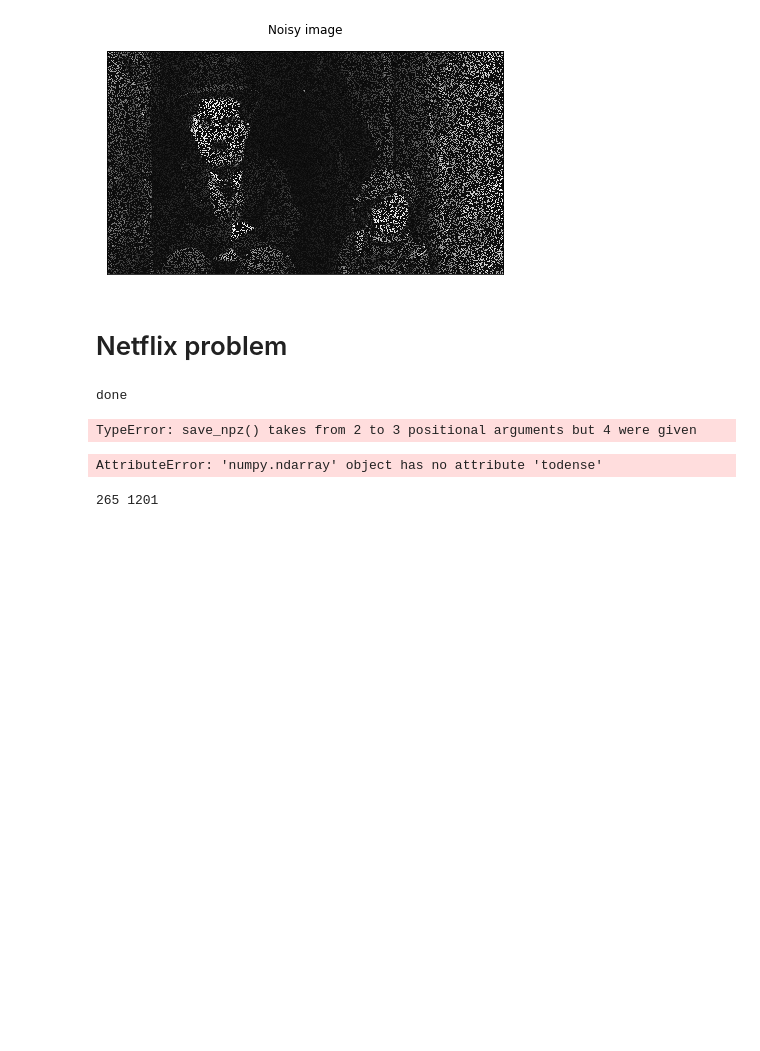
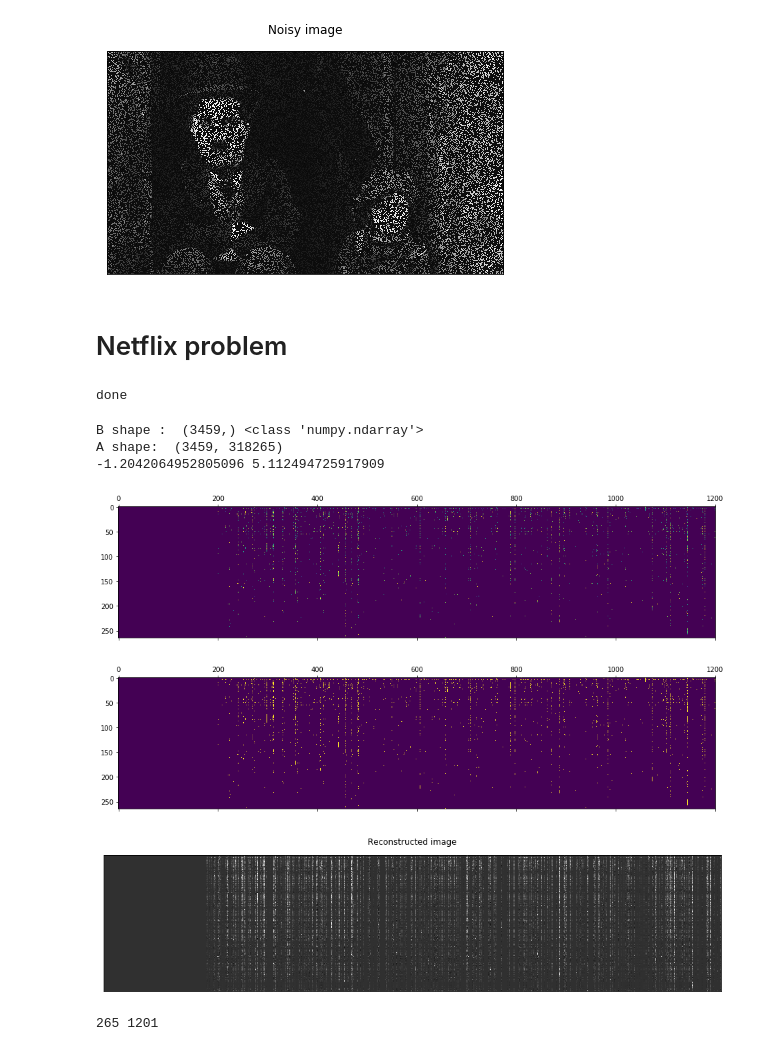
Before and after one commit to uprestel/Matrix-Completion, a Jupyter notebook: project.ipynb, the cells around one changed output. Saved outputs shown, nothing was run; the diff lists cells and outputs as text; code cells hidden in the pictures; blank space fills up the shorter version.

Commit message:
netflix problem

```diff
--- a/project.ipynb
+++ b/project.ipynb
@@ -404,38 +404,41 @@ done
 import scipy
 #scipy.sparse.save_npz('./netflix_matrix.npz', B_sparse)
 
-scipy.savez(
+scipy.savez('./netflix_matrix.npz', B_sparse, mask, customer_id_mapping)
-# %% [output]
-TypeError: save_npz() takes from 2 to 3 positional arguments but 4 were given
 # %%
 # get the values and the indexes of the known entries
 B_dense = B_sparse.todense()
 mask_dense = mask.todense()
 omegaval = np.where(mask_dense!=0)
 omega = np.argwhere(mask_dense!=0)
 m, n = B_dense.shape
 
 
 
 # define the unidimensional vector B with the known entries
 B = np.squeeze(np.asarray(B_dense[omegaval]))
 # sanity check
 print ("B shape : ", B.shape, type(B))
 # construct the matrix A, that encodes the known entries
 A = construct_A(omega, m, n)
 # sanity check
 print ("A shape: ", A.shape)
 
 # plot the noisy image
 plt.matshow(B_dense)
 plt.matshow(mask_dense)
 # run the DRS algorithm
-rec = DRS(A, m, n, iterations = 100, gamma = .075)
+rec = DRS(A, m, n, iterations = 200, gamma = .75)
 print(rec.min(), rec.max())
 # plot the reconstructed image
 draw(rec, m, n, "Reconstructed image")
 # %% [output]
-AttributeError: 'numpy.ndarray' object has no attribute 'todense'
+B shape :  (3459,) <class 'numpy.ndarray'>
+A shape:  (3459, 318265)
+-1.2042064952805096 5.112494725917909
+[figure, added]
+[figure, added]
+[figure, added]
 # %%
 print(m,n)
 # %% [output]
```
